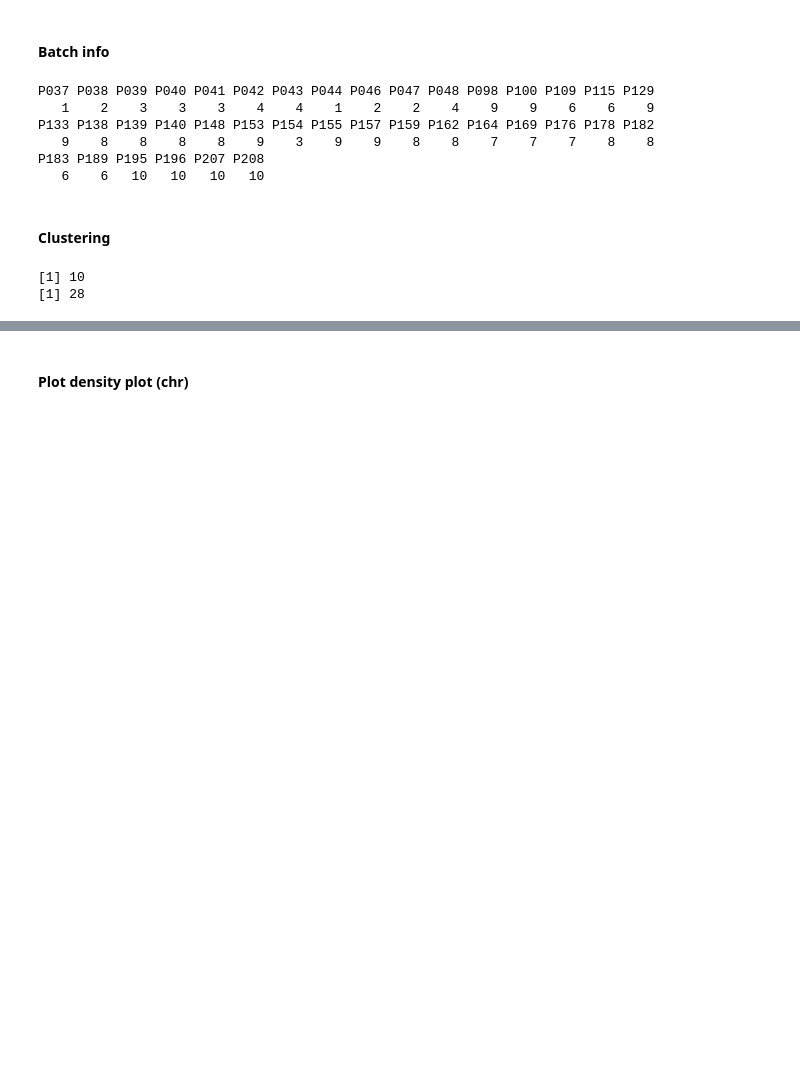
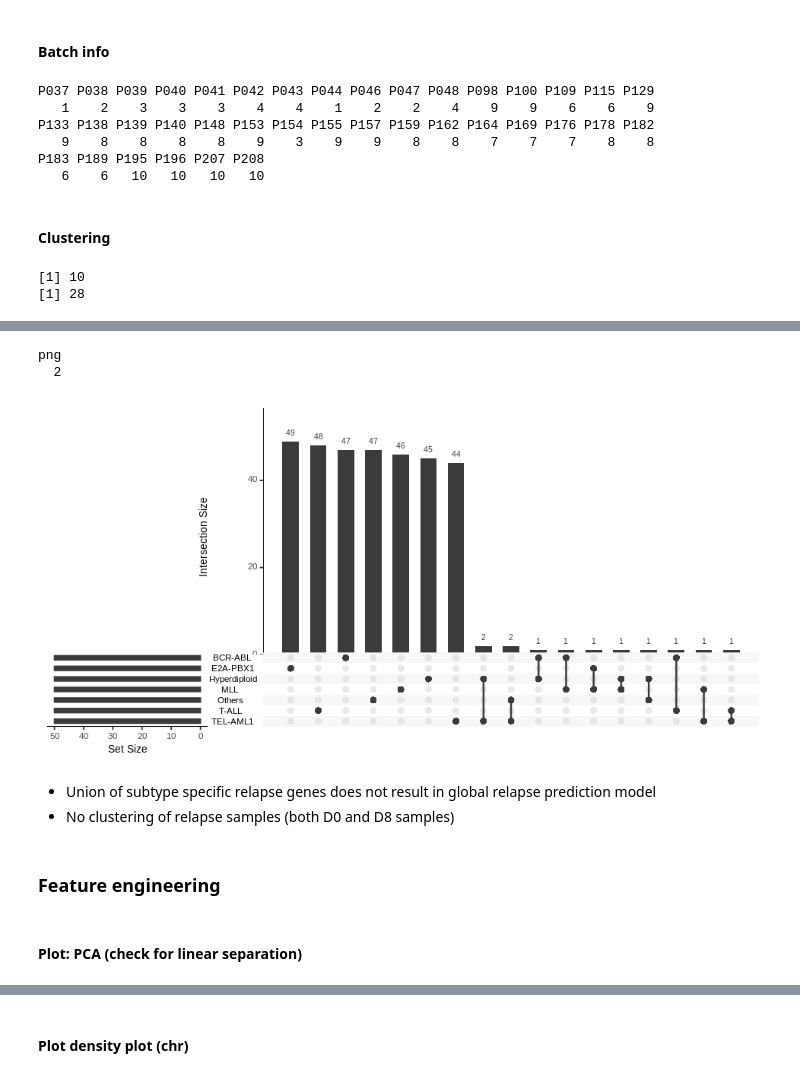
Before and after one commit to dblux/relapse_prediction, a Jupyter notebook: sandbox-hyperdiploid.ipynb, the cells around one changed output, grey strips where cells are left out. Saved outputs shown, nothing was run; the diff lists cells and outputs as text; code cells hidden in the pictures; blank space fills up the shorter version.

```diff
--- a/sandbox-hyperdiploid.ipynb
+++ b/sandbox-hyperdiploid.ipynb
@@ -801,0 +1017,2 @@ Adjusting the Data
+# %%
+subtypes <- setdiff(subtypes, "Others")
@@ -1050,0 +1686,24 @@ list_clusters_all1 <- convert_list_pid(list_clusters1)
+# %%
+Y_ord <- Y[order(Y$label),]
+Y_annot <- Y[,c("batch_info", "label")] # heatmap annot
+
+## Hyperdiploid D0
+hypd0 <- hyperdiploid
+colnames(hypd0) <- paste0(colnames(hyperdiploid), "_D0") # rename pid
+
+pid_hypd0 <- rownames(Y_ord)
+ord_hypd0 <- hypd0[,pid_hypd0] # rearrange columns
+pvalue1 <- calc_ttest(ord_hypd0, size_a = 33, is_paired = F)
+ps_relapse <- names(head(sort(pvalue1), 50))
+
+# Plot
+filename <- "~/Dropbox/temp/heatmap-hyp_d0.pdf"
+pheatmap(ord_hypd0[ps_relapse,],
+         annotation_col = Y_annot,
+         col = brewer.pal(9, "Blues"),
+         display_numbers = F, fontsize = 5.5,
+         legend = T, border_color = "black", scale = "none",
+         cluster_method = "ward.D2", cluster_rows = T, cluster_cols = T,
+         show_colnames = T, show_rownames = T,
+         cellwidth = 8, cellheight = 10,
+         filename = filename)
@@ -1050,0 +1799,8 @@ list_clusters_all1 <- convert_list_pid(list_clusters1)
+# %%
+top_ttest_d0 <- select_features(X, Y, class = "D0", m = 50)
+top_ttest_d0_ps <- top_ttest_d0[[1]]
+top_ttest_d0_stats <- top_ttest_d0[[2]]
+
+top_ttest_d8 <- select_features(X, Y, class = "D8", m = 50)
+top_ttest_d8_ps <- top_ttest_d8[[1]]
+top_ttest_d8_stats <- top_ttest_d8[[2]]
@@ -1050,0 +1849,16 @@ list_clusters_all1 <- convert_list_pid(list_clusters1)
+# %%
+upset(fromList(top_ttest_d8_ps),
+      nsets = length(top_ttest_d8_ps),
+      nintersects = NA,
+      order.by = "freq")
+
+upset_plot <- recordPlot()
+save_fig(upset_plot, "~/Dropbox/temp/upset-top_ttest_d8_genes.pdf",
+         width = 8, height = 4)
+# %% [output]
+png
+  2
+[figure, added]
+# %% [markdown]
+- Union of subtype specific relapse genes does not result in global relapse prediction model
+- No clustering of relapse samples (both D0 and D8 samples)
@@ -1050,0 +1900,4 @@ list_clusters_all1 <- convert_list_pid(list_clusters1)
+# %% [markdown]
+### Feature engineering
+# %% [markdown]
+#### Plot: PCA (check for linear separation)
```
Also changed, not shown: parts of 188 cells of this notebook, 7 other files.
